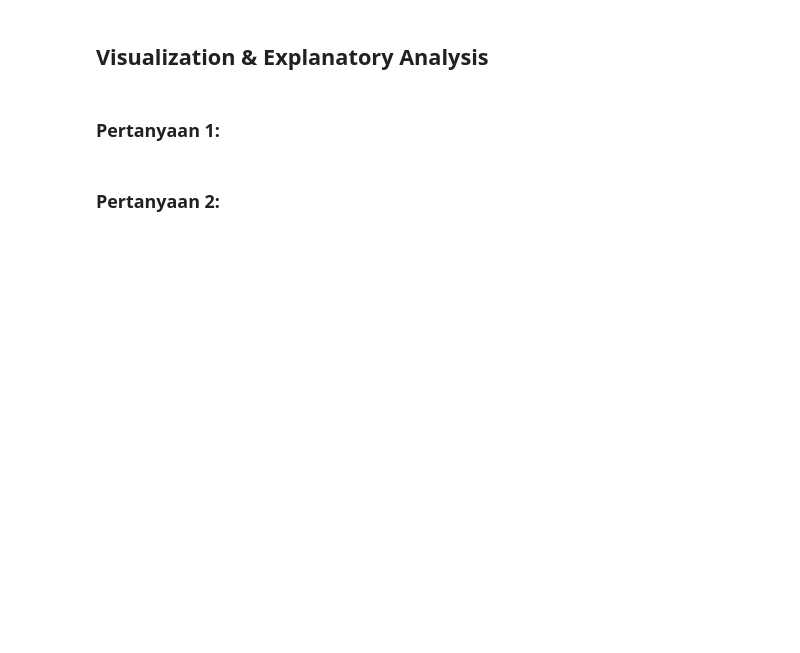
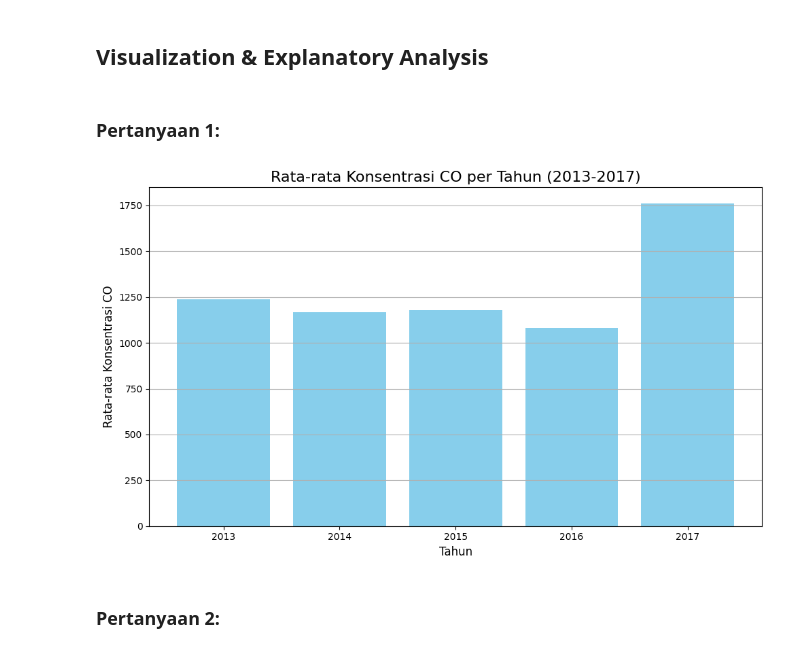
Before and after one commit to heeyarun04/proyek-analisis-data, a Jupyter notebook: Proyek_Analisis_Data.ipynb, the cells around one changed output. Saved outputs shown, nothing was run; the diff lists cells and outputs as text; code cells hidden in the pictures; blank space fills up the shorter version.

```diff
--- a/Proyek_Analisis_Data.ipynb
+++ b/Proyek_Analisis_Data.ipynb
@@ -16,3 +21,6 @@
 ## Data Wrangling
 # %% [markdown]
 ### Gathering Data
+# %%
+shunyi_df = pd.read_csv("https://raw.githubusercontent.com/marceloreis/HTI/master/PRSA_Data_20130301-20170228/PRSA_Data_Shunyi_20130301-20170228.csv")
+shunyi_df.head()
@@ -22,0 +199,2 @@
+# %%
+shunyi_df[['CO', 'O3', 'TEMP']] = shunyi_df[['CO', 'O3', 'TEMP']].apply(lambda x: x.fillna({'CO': 300, 'O3': 2.0, 'TEMP': 3}))
@@ -26,0 +279,3 @@
+# %%
+mean_co_per_year = shunyi_df.groupby('year')['CO'].mean()
+print(mean_co_per_year)
@@ -28,5 +327,19 @@
 ## Visualization & Explanatory Analysis
 # %% [markdown]
 ### Pertanyaan 1:
+# %%
+plt.figure(figsize=(10, 6))
+plt.bar(mean_co_per_year.index, mean_co_per_year.values, color='skyblue')
+
+plt.title('Rata-rata Konsentrasi CO per Tahun (2013-2017)', fontsize=16)
+plt.xlabel('Tahun', fontsize=12)
+plt.ylabel('Rata-rata Konsentrasi CO', fontsize=12)
+plt.xticks(fontsize=10)
+plt.yticks(fontsize=10)
+plt.grid(axis='y')
+plt.tight_layout()
+plt.show()
+# %% [output]
+[figure, added]
 # %% [markdown]
 ### Pertanyaan 2:
```
Also changed, not shown: parts of 35 cells of this notebook.
